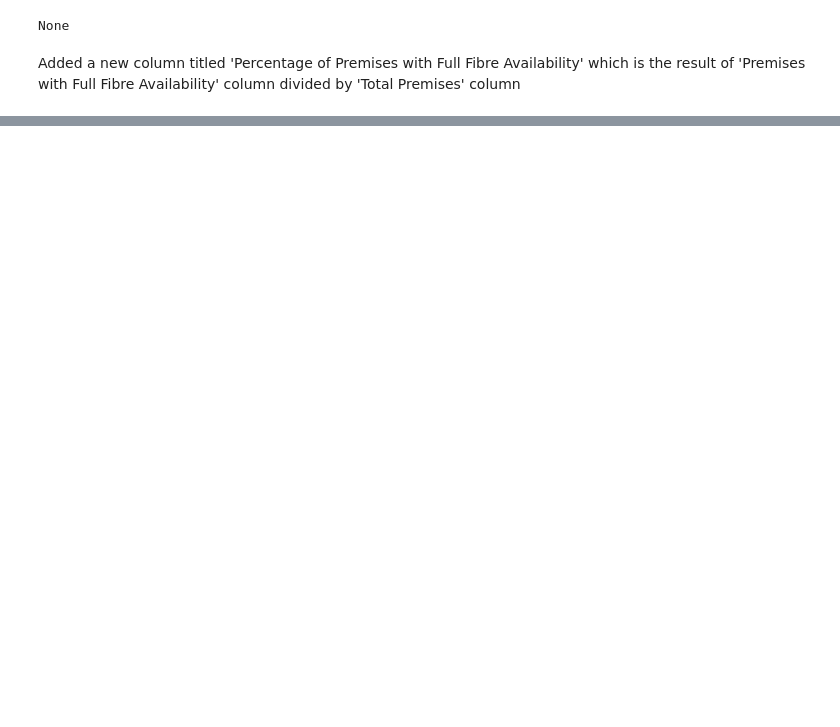
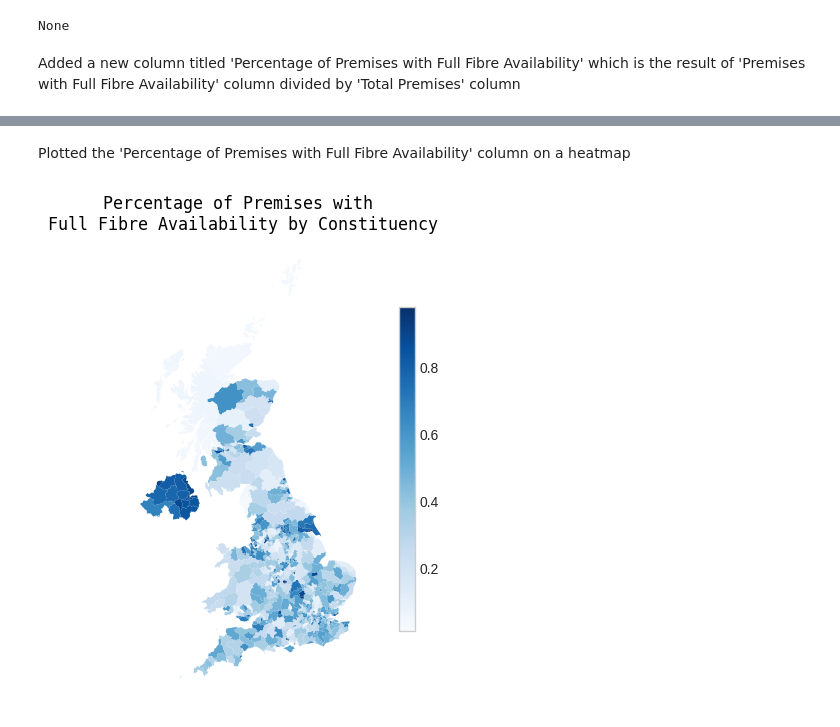
Before and after one commit to yuliiabosher/Fiber-optic-project, a Jupyter notebook: Parliamentary_constituencies_FTTP.ipynb, the cells around one changed output, grey strips where cells are left out. Saved outputs shown, nothing was run; the diff lists cells and outputs as text; code cells hidden in the pictures; blank space fills up the shorter version.

Commit message:
plotted the heatmap

```diff
--- a/Parliamentary_constituencies_FTTP.ipynb
+++ b/Parliamentary_constituencies_FTTP.ipynb
@@ -181,3 +182,16 @@ display(fibre_by_constituency_geo.head())
 | 2 | E14000532 | Altrincham and Sale West | POLYGON ((-2.31599 53.43467, -2.3... | 45285 | 5933 | ... |
 | 3 | E14000533 | Amber Valley | POLYGON ((-1.33164 53.08099, -1.3... | 44676 | 23131 | ... |
 | 4 | E14000534 | Arundel and South Downs | POLYGON ((-0.48001 51.04827, -0.4... | 49878 | 16090 | ... |
+# %% [markdown]
+Plotted the 'Percentage of Premises with Full Fibre Availability' column on a heatmap
+# %%
+fig, ax = plt.subplots(1, 1)
+fibre_by_constituency_geo.plot(column='Percentage of Premises with Full Fibre Availability', cmap='Blues', legend=True, ax=ax, legend_kwds={'shrink': 0.7})
+fig.set_size_inches(8,6)
+plt.style.use('seaborn-v0_8-whitegrid')
+font = {'family':'monospace','color':'black','size':12}
+ax.set_title('Percentage of Premises with \nFull Fibre Availability by Constituency', fontdict = font)
+plt.axis('off')
+plt.show()
+# %% [output]
+[figure, added]
```
Also changed, not shown: parts of 5 cells of this notebook.
